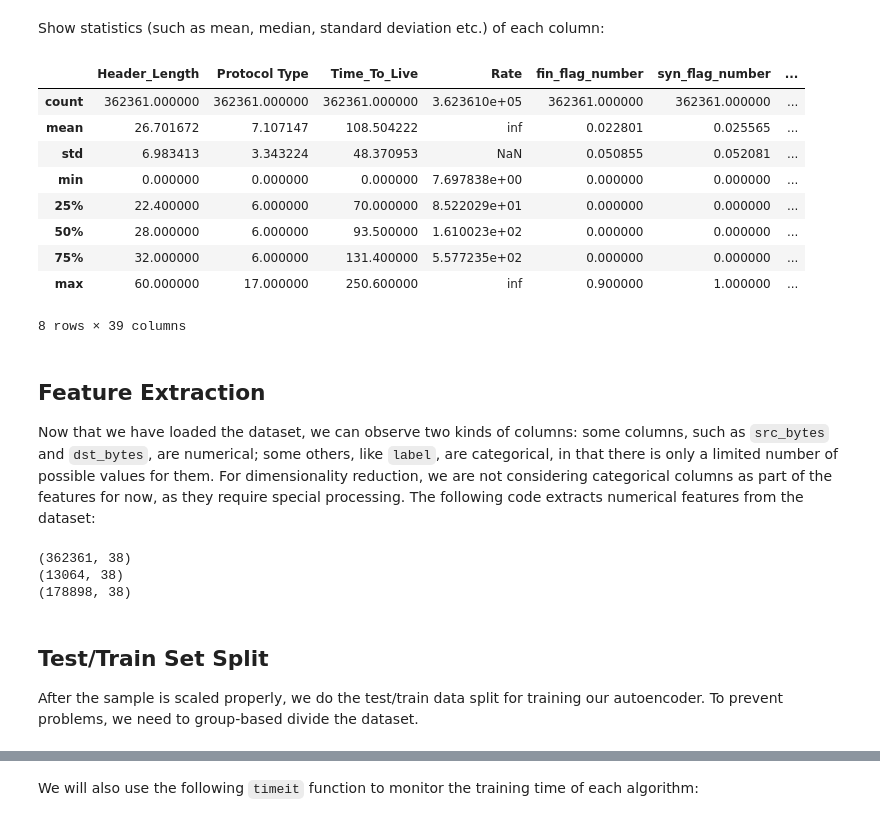
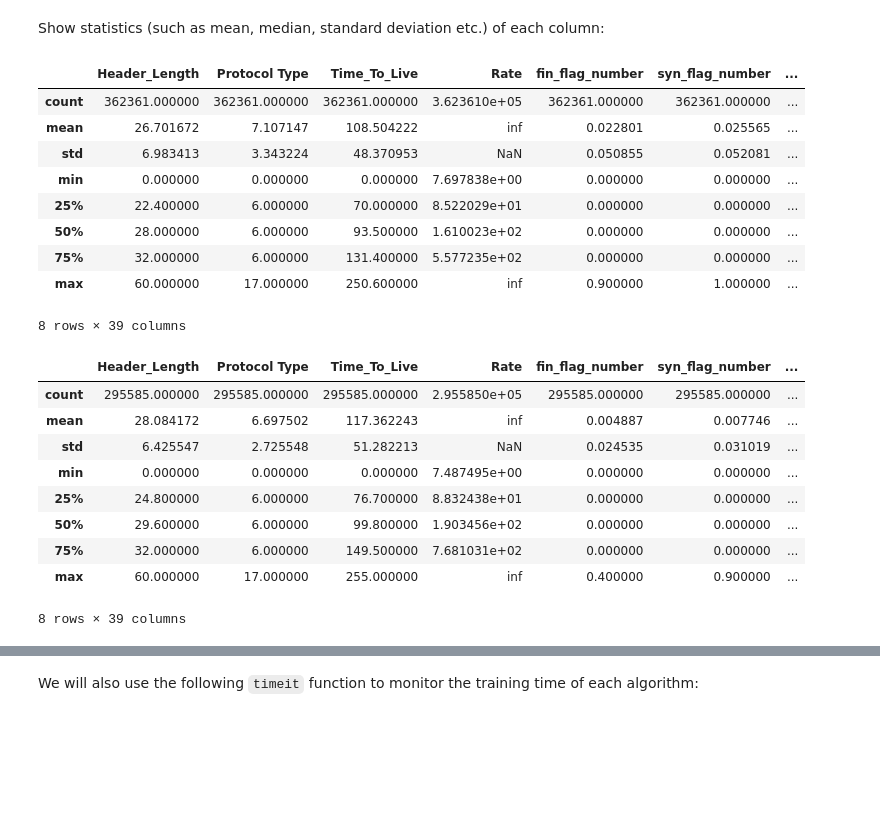
Before and after one commit to logankim0913/EE_467_Final_Project, a Jupyter notebook: final_project.ipynb, the cells around one changed output, grey strips where cells are left out. Saved outputs shown, nothing was run; the diff lists cells and outputs as text; code cells hidden in the pictures; blank space fills up the shorter version.

```diff
--- a/final_project.ipynb
+++ b/final_project.ipynb
@@ -26,79 +54,26 @@ dns_spoofing_data.head()
 Show statistics (such as mean, median, standard deviation etc.) of each column:
 # %%
 # Show statistics of the dataset
-benign_data.describe()
+display(benign_train.describe())
+display(benign_test.describe())
 # %% [output]
 |  | Header_Length | Protocol Type | Time_To_Live | Rate | fin_flag_number | syn_flag_number | ... |
 | count | 362361.000000 | 362361.000000 | 362361.000000 | 3.623610e+05 | 362361.000000 | 362361.000000 | ... |
 | mean | 26.701672 | 7.107147 | 108.504222 | inf | 0.022801 | 0.025565 | ... |
 | std | 6.983413 | 3.343224 | 48.370953 | NaN | 0.050855 | 0.052081 | ... |
 | min | 0.000000 | 0.000000 | 0.000000 | 7.697838e+00 | 0.000000 | 0.000000 | ... |
 | 25% | 22.400000 | 6.000000 | 70.000000 | 8.522029e+01 | 0.000000 | 0.000000 | ... |
 | 50% | 28.000000 | 6.000000 | 93.500000 | 1.610023e+02 | 0.000000 | 0.000000 | ... |
 | 75% | 32.000000 | 6.000000 | 131.400000 | 5.577235e+02 | 0.000000 | 0.000000 | ... |
 | max | 60.000000 | 17.000000 | 250.600000 | inf | 0.900000 | 1.000000 | ... |
 8 rows × 39 columns
+|  | Header_Length | Protocol Type | Time_To_Live | Rate | fin_flag_number | syn_flag_number | ... |
+| count | 295585.000000 | 295585.000000 | 295585.000000 | 2.955850e+05 | 295585.000000 | 295585.000000 | ... |
+| mean | 28.084172 | 6.697502 | 117.362243 | inf | 0.004887 | 0.007746 | ... |
+| std | 6.425547 | 2.725548 | 51.282213 | NaN | 0.024535 | 0.031019 | ... |
+| min | 0.000000 | 0.000000 | 0.000000 | 7.487495e+00 | 0.000000 | 0.000000 | ... |
+| 25% | 24.800000 | 6.000000 | 76.700000 | 8.832438e+01 | 0.000000 | 0.000000 | ... |
+| 50% | 29.600000 | 6.000000 | 99.800000 | 1.903456e+02 | 0.000000 | 0.000000 | ... |
+| 75% | 32.000000 | 6.000000 | 149.500000 | 7.681031e+02 | 0.000000 | 0.000000 | ... |
+| max | 60.000000 | 17.000000 | 255.000000 | inf | 0.400000 | 0.900000 | ... |
+8 rows × 39 columns
-# %% [markdown]
-## Feature Extraction
-
-Now that we have loaded the dataset, we can observe two kinds of columns: some columns, such as `src_bytes` and `dst_bytes`, are numerical; some others, like `label`, are categorical, in that there is only a limited number of possible values for them. For dimensionality reduction, we are not considering categorical columns as part of the features for now, as they require special processing. The following code extracts numerical features from the dataset:
-# %%
-import numpy as np
-from sklearn.preprocessing import MinMaxScaler
-
-# Extract numerical columns only and convert DataFrame to float type
-benign_features = benign_data.copy()
-dict_features = dict_brute_force_data.copy()
-spoof_features = dns_spoofing_data.copy()
-
-# Features obtained from `MinMaxScaler`
-benign_minmax = pd.DataFrame()
-dict_minmax = pd.DataFrame()
-spoof_minmax = pd.DataFrame()
-
-# Delete problematic feature
-del benign_features["Rate"]
-del dict_features["Rate"]
-del spoof_features["Rate"]
-
-for column in benign_features.columns:
-    # 1) Convert column data to NumPy array and add an extra dimension
-    arr = np.array(benign_features[column])[:, None]
-    # 2) Re-scale data with `MinMaxScaler`
-    arr_scaled = MinMaxScaler().fit_transform(arr).flatten()
-    # 3) Update column with scaled result
-    benign_minmax[column] = arr_scaled
-
-for column in dict_features.columns:
-    # 1) Convert column data to NumPy array and add an extra dimension
-    arr = np.array(dict_features[column])[:, None]
-    # 2) Re-scale data with `MinMaxScaler`
-    arr_scaled = MinMaxScaler().fit_transform(arr).flatten()
-    # 3) Update column with scaled result
-    dict_minmax[column] = arr_scaled
-
-for column in spoof_features.columns:
-    # 1) Convert column data to NumPy array and add an extra dimension
-    arr = np.array(spoof_features[column])[:, None]
-    # 2) Re-scale data with `MinMaxScaler`
-    arr_scaled = MinMaxScaler().fit_transform(arr).flatten()
-    # 3) Update column with scaled result
-    spoof_minmax[column] = arr_scaled
-
-# Convert features to NumPy array
-benign_minmax = benign_minmax.values
-dict_minmax = dict_minmax.values
-spoof_minmax = spoof_minmax.values
-
-# Print the shape of the output to check
-print(benign_minmax.shape)
-print(dict_minmax.shape)
-print(spoof_minmax.shape)
-# %% [output]
-(362361, 38)
-(13064, 38)
-(178898, 38)
-# %% [markdown]
-## Test/Train Set Split
-
-After the sample is scaled properly, we do the test/train data split for training our autoencoder. To prevent problems, we need to group-based divide the dataset.
```
Also changed, not shown: parts of 21 cells of this notebook, 1 other file.
